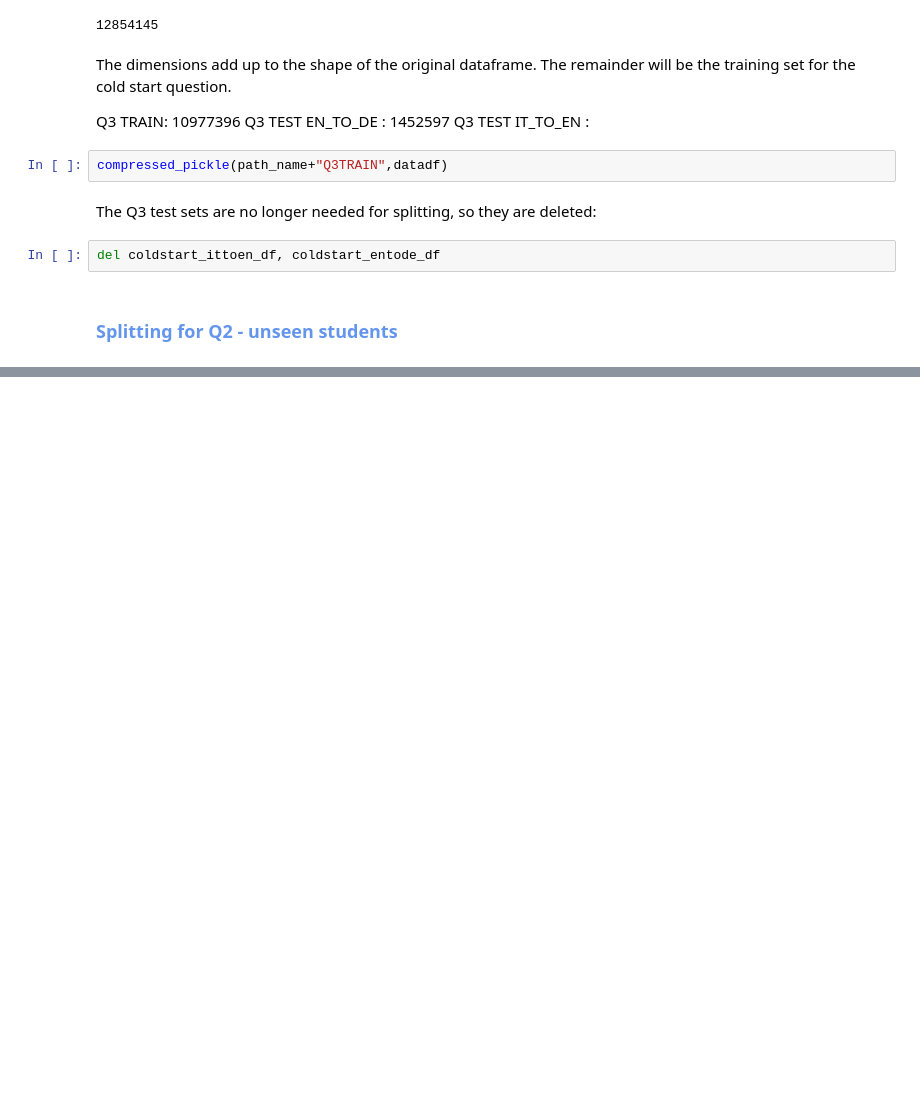
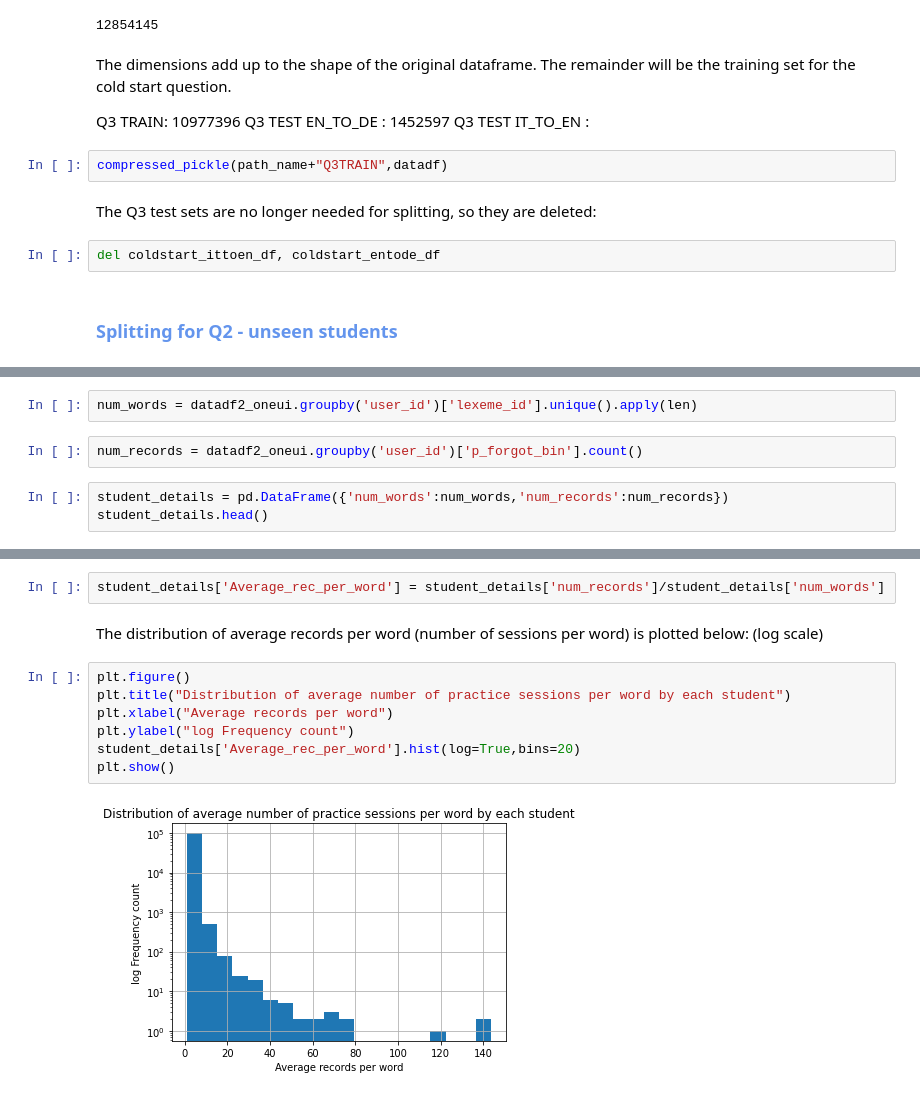
Before and after one commit to rts1988/Duolingo_spaced_repetition, a Jupyter notebook: 4_SplittingDatasets_Duolingo_spaced_repetition.ipynb, the cells around one changed output, grey strips where cells are left out. Saved outputs shown, nothing was run; the diff lists cells and outputs as text; blank space fills up the shorter version.

```diff
--- a/4_SplittingDatasets_Duolingo_spaced_repetition.ipynb
+++ b/4_SplittingDatasets_Duolingo_spaced_repetition.ipynb
@@ -163,0 +251,7 @@ INSERT HERE: modify image to add one more slab, and black out Q3, Q3 and Q2, and
+# %%
+num_words = datadf2_oneui.groupby('user_id')['lexeme_id'].unique().apply(len)
+# %%
+num_records = datadf2_oneui.groupby('user_id')['p_forgot_bin'].count()
+# %%
+student_details = pd.DataFrame({'num_words':num_words,'num_records':num_records})
+student_details.head()
@@ -163,0 +266,13 @@ INSERT HERE: modify image to add one more slab, and black out Q3, Q3 and Q2, and
+# %%
+student_details['Average_rec_per_word'] = student_details['num_records']/student_details['num_words']
+# %% [markdown]
+The distribution of average records per word (number of sessions per word) is plotted below: (log scale)
+# %%
+plt.figure()
+plt.title("Distribution of average number of practice sessions per word by each student")
+plt.xlabel("Average records per word")
+plt.ylabel("log Frequency count")
+student_details['Average_rec_per_word'].hist(log=True,bins=20)
+plt.show()
+# %% [output]
+[figure, added]
```
Also changed, not shown: parts of 115 cells of this notebook.
